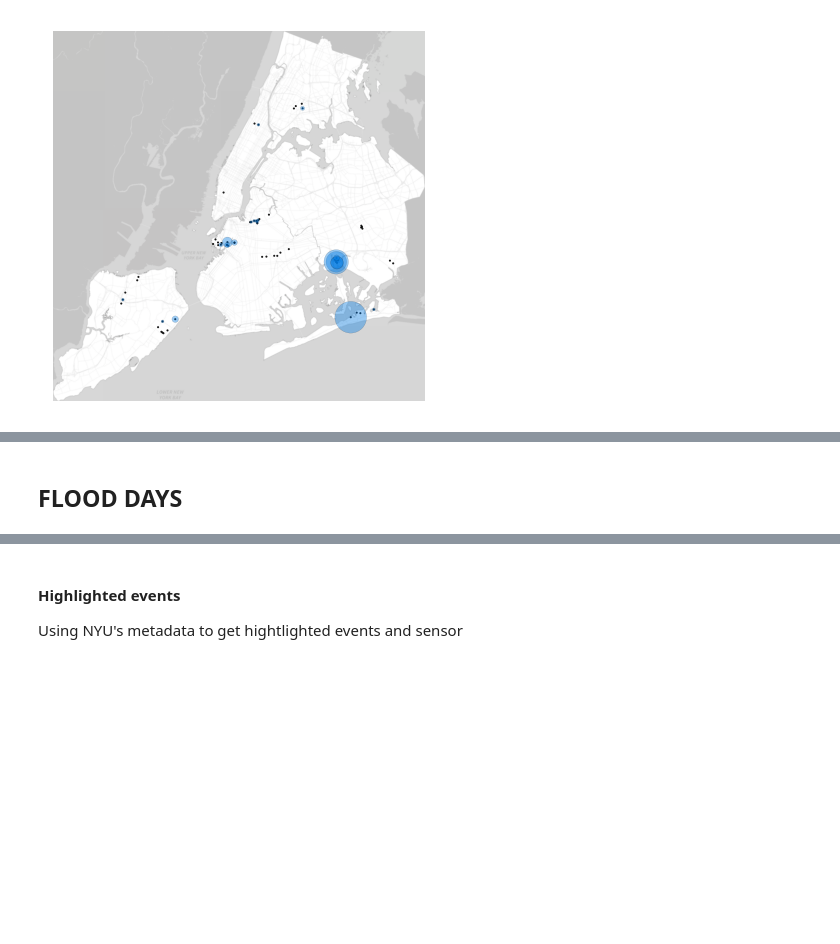
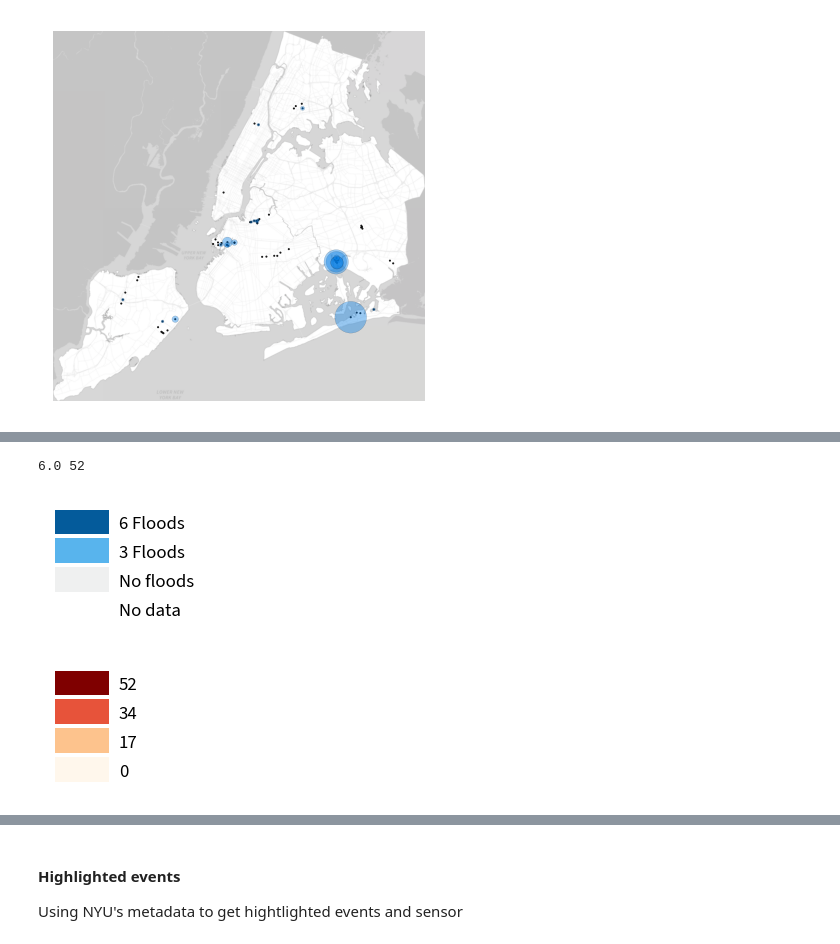
Before and after one commit to cankadir/FloodAnalysis, a Jupyter notebook: Local_Reports/Report_PY/PDF_Reporting.ipynb, the cells around one changed output, grey strips where cells are left out. Saved outputs shown, nothing was run; the diff lists cells and outputs as text; code cells hidden in the pictures; blank space fills up the shorter version.

```diff
--- a/Local_Reports/Report_PY/PDF_Reporting.ipynb
+++ b/Local_Reports/Report_PY/PDF_Reporting.ipynb
@@ -217,9 +217,8 @@ Flood sensor locations + frequency of days with floods
 # %%
-local_cdta = cdta[cdta['CDTALabel'] == cd_name ].to_crs(3857)
-polygon = local_cdta.dissolve().to_crs(4326)
 
-polygon1 = polygon.copy()
-polygon1.geometry = polygon1.geometry.simplify(0.001).buffer( 0.002 ).simplify(0.001)
+# polygon = local_cdta.dissolve().to_crs(4326)
+# polygon1 = polygon.copy()
+# polygon1.geometry = polygon1.geometry.simplify(0.001).buffer( 0.002 ).simplify(0.001)
 # %% [output]
   polygon1.geometry = polygon1.geometry.simplify(0.001).buffer( 0.002 ).simplify(0.001)
 # %%
@@ -542,2 +552,50 @@ plt.savefig( heatmap_path , bbox_inches='tight' ,transparent="True", pad_inches=
-# %% [markdown]
-## FLOOD DAYS
+# %%
+max_flooded_day = pt.max().max()
+max_complaint = monthly_311.max().max()
+
+print( max_flooded_day , max_complaint )
+
+fig,ax = plt.subplots( figsize=(0.5,1), dpi=150 )
+
+fake_data = pd.DataFrame( np.linspace(  max_flooded_day,0, 3 ) )
+fake_data = pd.concat( [fake_data, pd.DataFrame([None]) ] )
+
+sns.heatmap(
+    fake_data,
+    cmap = custom_ramp,
+    cbar = False,
+    lw = 1,
+    linecolor = 'w',
+    ax=ax
+)
+
+ax.tick_params( axis='x', which='both', bottom=False, top=False, labelbottom=False )
+ax.tick_params( axis='y', which='both', left=False, labelleft=False, labelright=True , labelsize=9, pad=0.1, rotation=0 )
+
+ax.set_yticklabels( [ f"{int(max_flooded_day)} Floods", f"{int(max_flooded_day/2)} Floods" , "No floods", "No data" ])
+fig.tight_layout( pad=0 )
+fig.savefig( os.path.join( visual_folder , "legend_floods.png" ) , bbox_inches='tight' ,transparent="True", pad_inches=0)
+
+
+fig,ax = plt.subplots( figsize=(0.5,1), dpi=150 )
+
+fake_data = pd.DataFrame( np.linspace(  max_complaint , 0, 4 ) )
+
+sns.heatmap(
+    data = fake_data,
+    cmap = 'OrRd' ,
+    cbar = False,
+    lw = 1,
+    linecolor = 'w',
+    ax=ax
+)
+
+ax.tick_params( axis='x', which='both', bottom=False, top=False, labelbottom=False )
+ax.tick_params( axis='y', which='both', left=False, labelleft=False, labelright=True , labelsize=9, pad=0.1, rotation=0 )
+
+ax.set_yticklabels( [str(int(i)) for i in np.linspace(  max_complaint , 0 , 4 )]  )
+fig.savefig( os.path.join( visual_folder , "legend_311.png" ) , bbox_inches='tight' ,transparent="True", pad_inches=0)
+# %% [output]
+6.0 52
+[figure, added]
+[figure, added]
```
Also changed, not shown: parts of 36 cells of this notebook, 1 other file.
